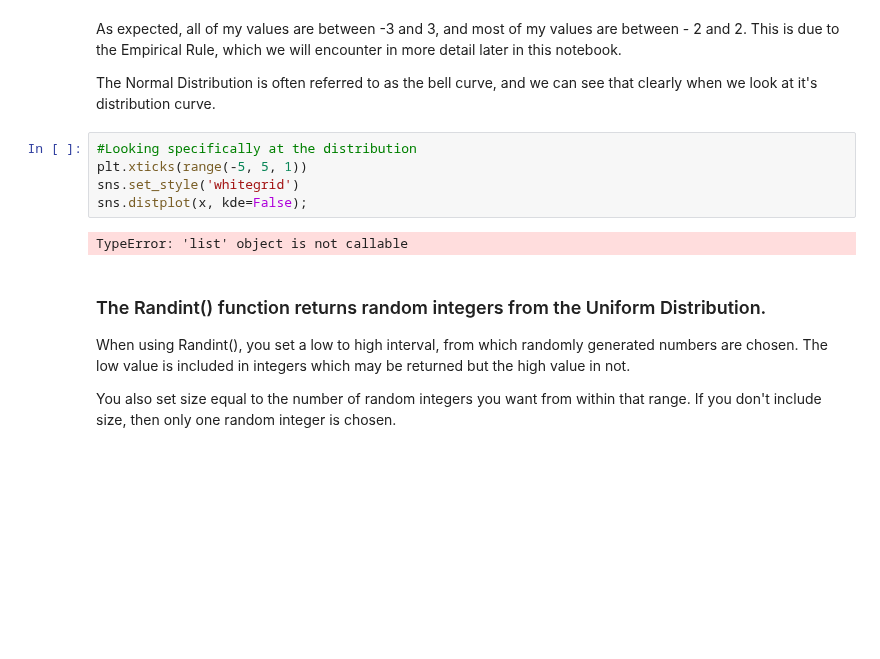
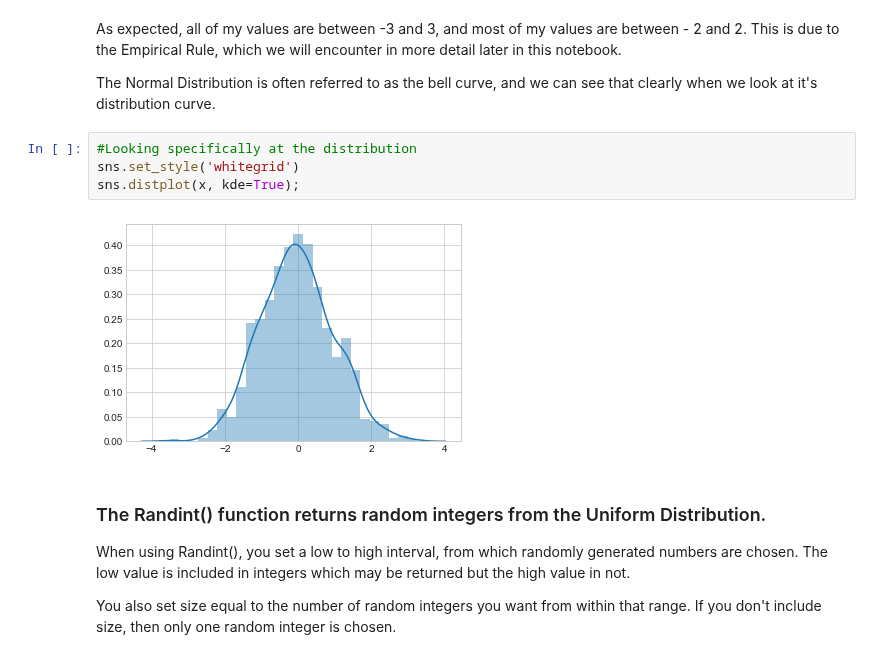
Before and after one commit to MarionMcG/numpy.random, a Jupyter notebook: numpy-random.ipynb, the cells around one changed output. Drawn from its saved outputs; the diff is of its cells as text; blank space fills up the shorter version.

```diff
--- a/numpy-random.ipynb
+++ b/numpy-random.ipynb
@@ -78,11 +78,10 @@ As expected, all of my values are between -3 and 3, and most of my values are be
 The Normal Distribution is often referred to as the bell curve, and we can see that clearly when we look at it's distribution curve.
 # %%
 #Looking specifically at the distribution
-plt.xticks(range(-5, 5, 1))
 sns.set_style('whitegrid')
-sns.distplot(x, kde=False);
+sns.distplot(x, kde=True);
 # %% [output]
-TypeError: 'list' object is not callable
+[figure, added]
 # %% [markdown]
 ### The Randint() function returns random integers from the Uniform Distribution.
 
```
Also changed, not shown: parts of 3 cells of this notebook.
